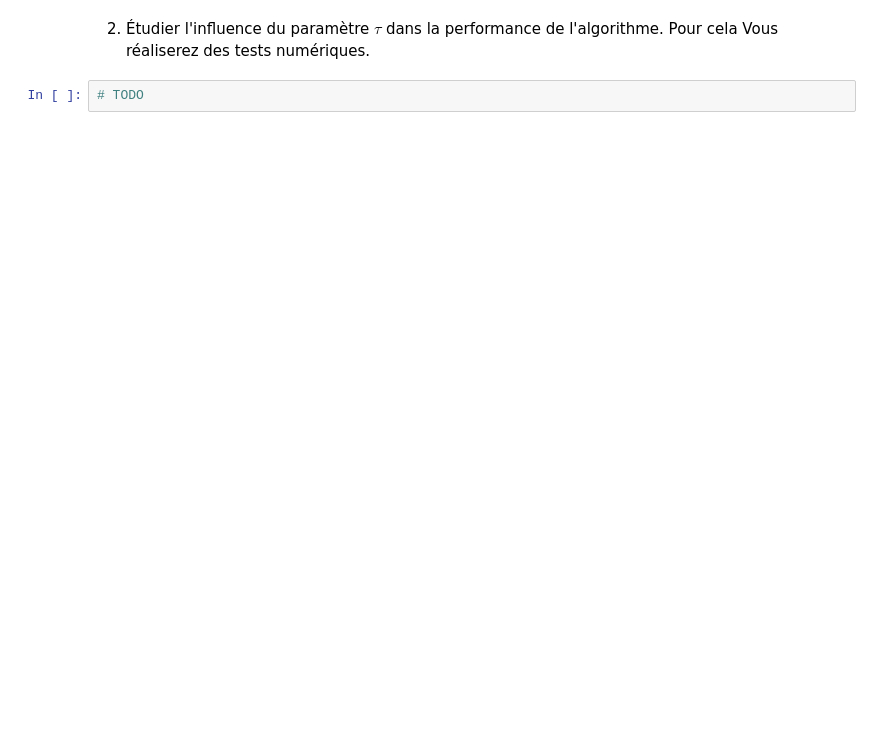
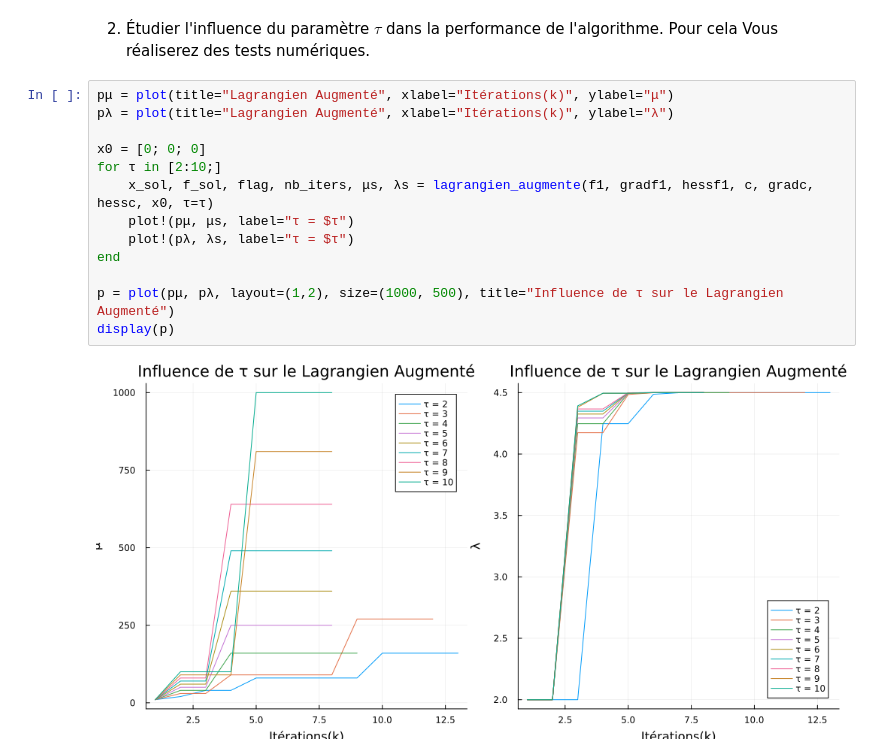
Before and after one commit to sully-vian/N7-2A, a Jupyter notebook: OptiNum/notebooks/lagrangien_augmente.ipynb, the cells around one changed output. Drawn from its saved outputs; the diff is of its cells as text; blank space fills up the shorter version.

```diff
--- a/OptiNum/notebooks/lagrangien_augmente.ipynb
+++ b/OptiNum/notebooks/lagrangien_augmente.ipynb
@@ -54,4 +69,17 @@ x_sol, f_sol, flag, nb_iters, μs, λs = lagrangien_augmente(f1, gradf1, hessf1,
 # %% [markdown]
  2. Étudier l'influence du paramètre $\tau$ dans la performance de l'algorithme. Pour cela Vous réaliserez des tests numériques.
-# %%
-# TODO
+# %%
+pμ = plot(title="Lagrangien Augmenté", xlabel="Itérations(k)", ylabel="μ")
+pλ = plot(title="Lagrangien Augmenté", xlabel="Itérations(k)", ylabel="λ")
+
+x0 = [0; 0; 0]
+for τ in [2:10;]
+    x_sol, f_sol, flag, nb_iters, μs, λs = lagrangien_augmente(f1, gradf1, hessf1, c, gradc, hessc, x0, τ=τ)
+    plot!(pμ, μs, label="τ = $τ")
+    plot!(pλ, λs, label="τ = $τ")
+end
+
+p = plot(pμ, pλ, layout=(1,2), size=(1000, 500), title="Influence de τ sur le Lagrangien Augmenté")
+display(p)
+# %% [output]
+[figure, added]
```
Also changed, not shown: parts of 3 cells of this notebook, 5 other files.
